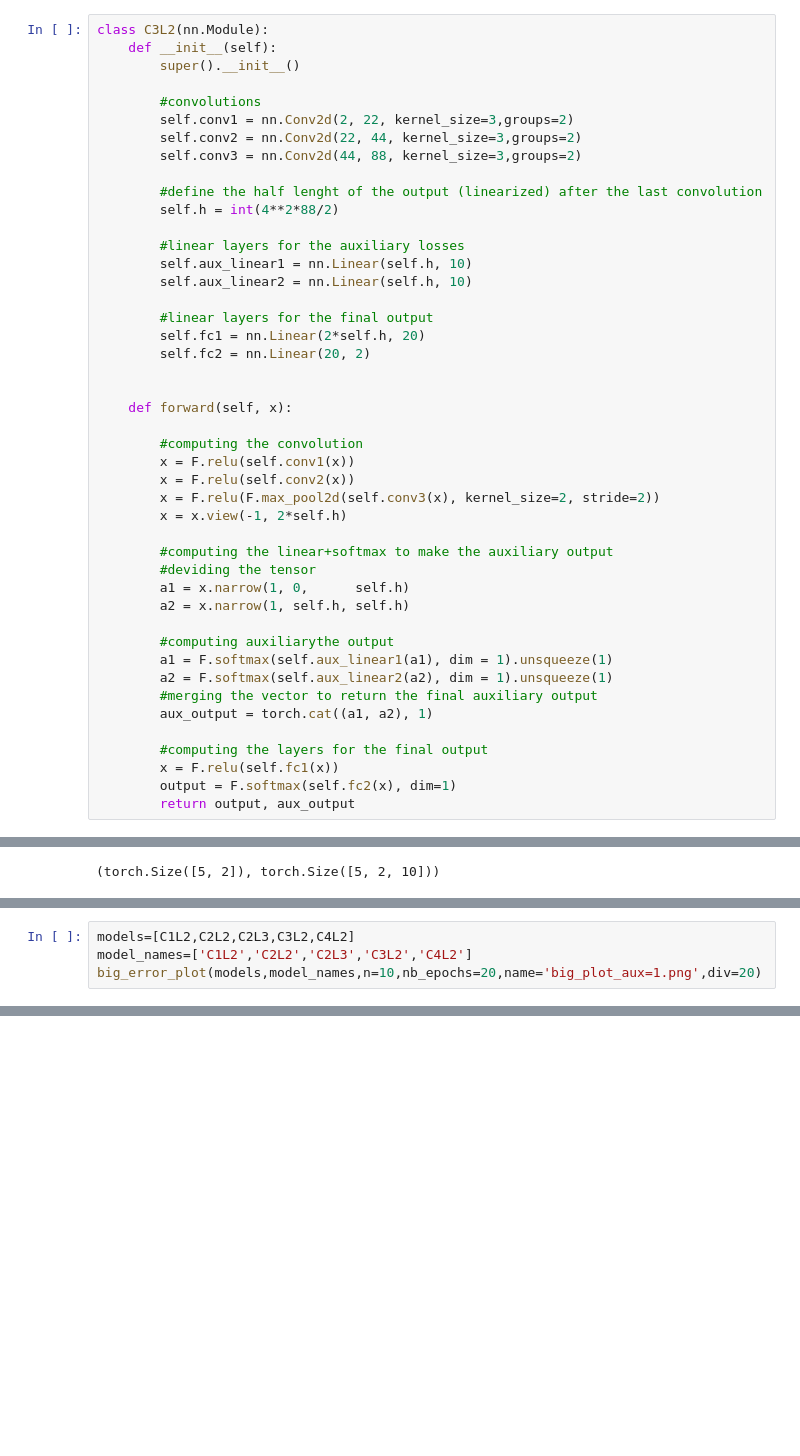
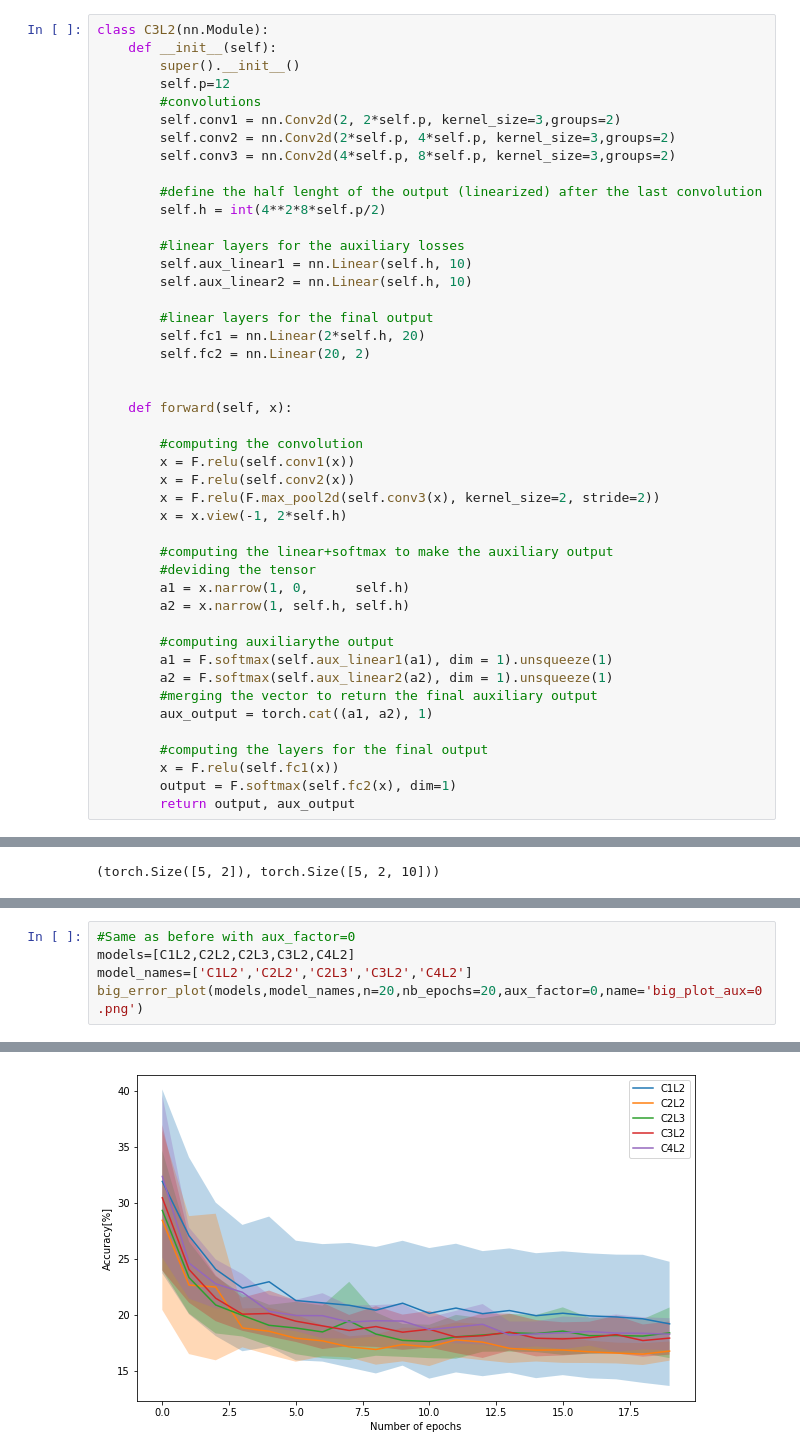
Before and after one commit to gbossy/DL_miniproj, a Jupyter notebook: Project1/AdamBaseAux.ipynb, the cells around one changed output, grey strips where cells are left out. Drawn from its saved outputs; the diff is of its cells as text; blank space fills up the shorter version.

```diff
--- a/Project1/AdamBaseAux.ipynb
+++ b/Project1/AdamBaseAux.ipynb
@@ -476,14 +491,14 @@ output.shape, aux_output.shape
 class C3L2(nn.Module):
     def __init__(self):
         super().__init__()
-
+        self.p=12
         #convolutions
-        self.conv1 = nn.Conv2d(2, 22, kernel_size=3,groups=2)
-        self.conv2 = nn.Conv2d(22, 44, kernel_size=3,groups=2)
-        self.conv3 = nn.Conv2d(44, 88, kernel_size=3,groups=2)
+        self.conv1 = nn.Conv2d(2, 2*self.p, kernel_size=3,groups=2)
+        self.conv2 = nn.Conv2d(2*self.p, 4*self.p, kernel_size=3,groups=2)
+        self.conv3 = nn.Conv2d(4*self.p, 8*self.p, kernel_size=3,groups=2)
 
         #define the half lenght of the output (linearized) after the last convolution
-        self.h = int(4**2*88/2)
+        self.h = int(4**2*8*self.p/2)
 
         #linear layers for the auxiliary losses
         self.aux_linear1 = nn.Linear(self.h, 10)
@@ -663,4 +728,6 @@ print(n_params(m))
 # %%
+#Same as before with aux_factor=0
 models=[C1L2,C2L2,C2L3,C3L2,C4L2]
 model_names=['C1L2','C2L2','C2L3','C3L2','C4L2']
-big_error_plot(models,model_names,n=10,nb_epochs=20,name='big_plot_aux=1.png',div=20)
+big_error_plot(models,model_names,n=20,nb_epochs=20,aux_factor=0,name='big_plot_aux=0.png')
+# %% [output]
@@ -666,0 +744 @@ big_error_plot(models,model_names,n=10,nb_epochs=20,name='big_plot_aux=1.png',di
+[figure, added]
```
Also changed, not shown: parts of 23 cells of this notebook, 2 other files.
